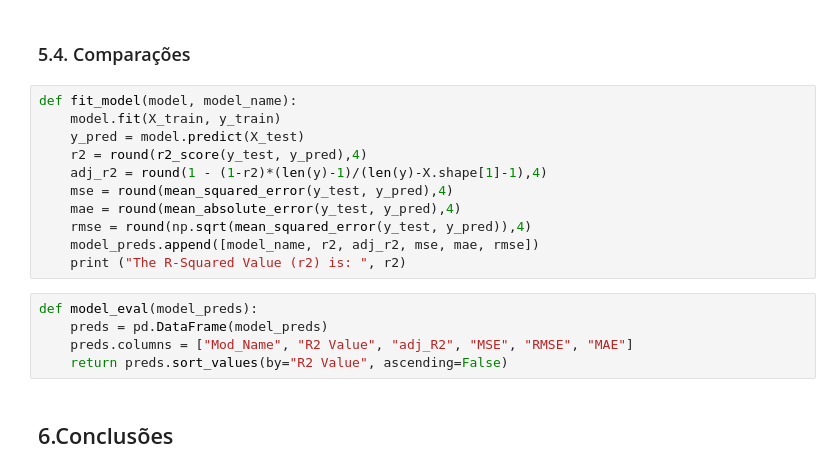
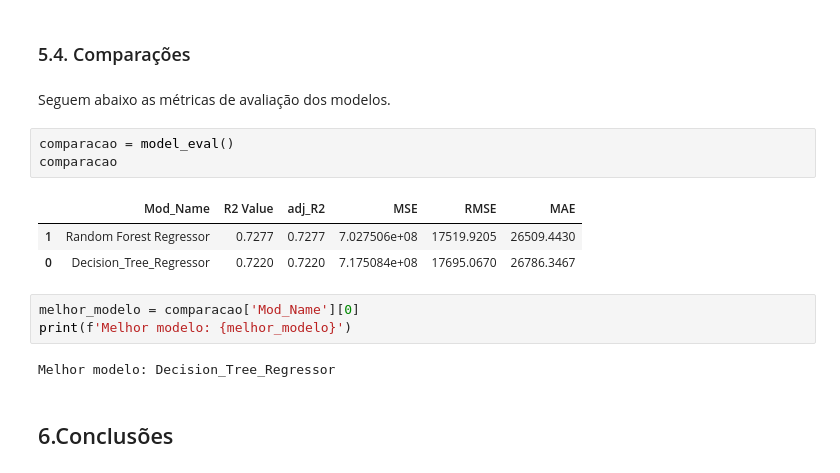
Before and after one commit to VitorFRodrigues/Coding_Tank_Material, a Jupyter notebook: Polo_Tech/Modulo_05/Projeto/Projeto_Mod05.ipynb, the cells around one changed output. Cells and saved outputs as stored; diff of their text form.

```diff
--- a/Polo_Tech/Modulo_05/Projeto/Projeto_Mod05.ipynb
+++ b/Polo_Tech/Modulo_05/Projeto/Projeto_Mod05.ipynb
@@ -563,21 +432,19 @@ RMSE: 17684.19
 # %% [markdown]
 ### 5.4. Comparações
-# %%
-def fit_model(model, model_name):
-    model.fit(X_train, y_train)
-    y_pred = model.predict(X_test)
-    r2 = round(r2_score(y_test, y_pred),4)
-    adj_r2 = round(1 - (1-r2)*(len(y)-1)/(len(y)-X.shape[1]-1),4)
-    mse = round(mean_squared_error(y_test, y_pred),4)
-    mae = round(mean_absolute_error(y_test, y_pred),4)
-    rmse = round(np.sqrt(mean_squared_error(y_test, y_pred)),4)
-    model_preds.append([model_name, r2, adj_r2, mse, mae, rmse])
-    print ("The R-Squared Value (r2) is: ", r2)
-# %%
-def model_eval(model_preds):
-    preds = pd.DataFrame(model_preds)
-    preds.columns = ["Mod_Name", "R2 Value", "adj_R2", "MSE", "RMSE", "MAE"]
-    return preds.sort_values(by="R2 Value", ascending=False)
+# %% [markdown]
+Seguem abaixo as métricas de avaliação dos modelos.
+# %%
+comparacao = model_eval()
+comparacao
+# %% [output]
+|  | Mod_Name | R2 Value | adj_R2 | MSE | RMSE | MAE |
+| 1 | Random Forest Regressor | 0.7277 | 0.7277 | 7.027506e+08 | 17519.9205 | 26509.4430 |
+| 0 | Decision_Tree_Regressor | 0.7220 | 0.7220 | 7.175084e+08 | 17695.0670 | 26786.3467 |
+# %%
+melhor_modelo = comparacao['Mod_Name'][0]
+print(f'Melhor modelo: {melhor_modelo}')
+# %% [output]
+Melhor modelo: Decision_Tree_Regressor
 # %% [markdown]
 ## 6.Conclusões
 # %% [markdown]
```
Also changed, not shown: parts of 27 cells of this notebook.
